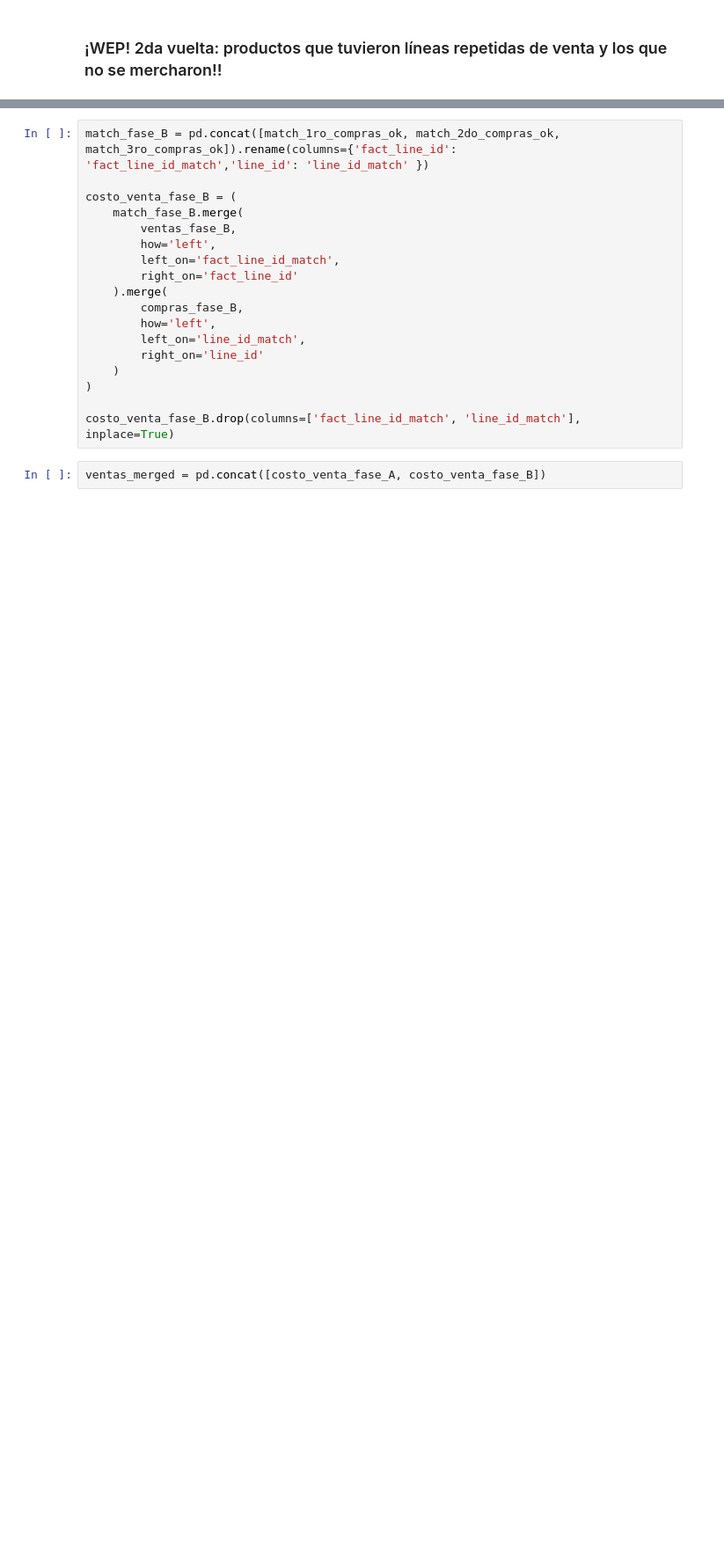
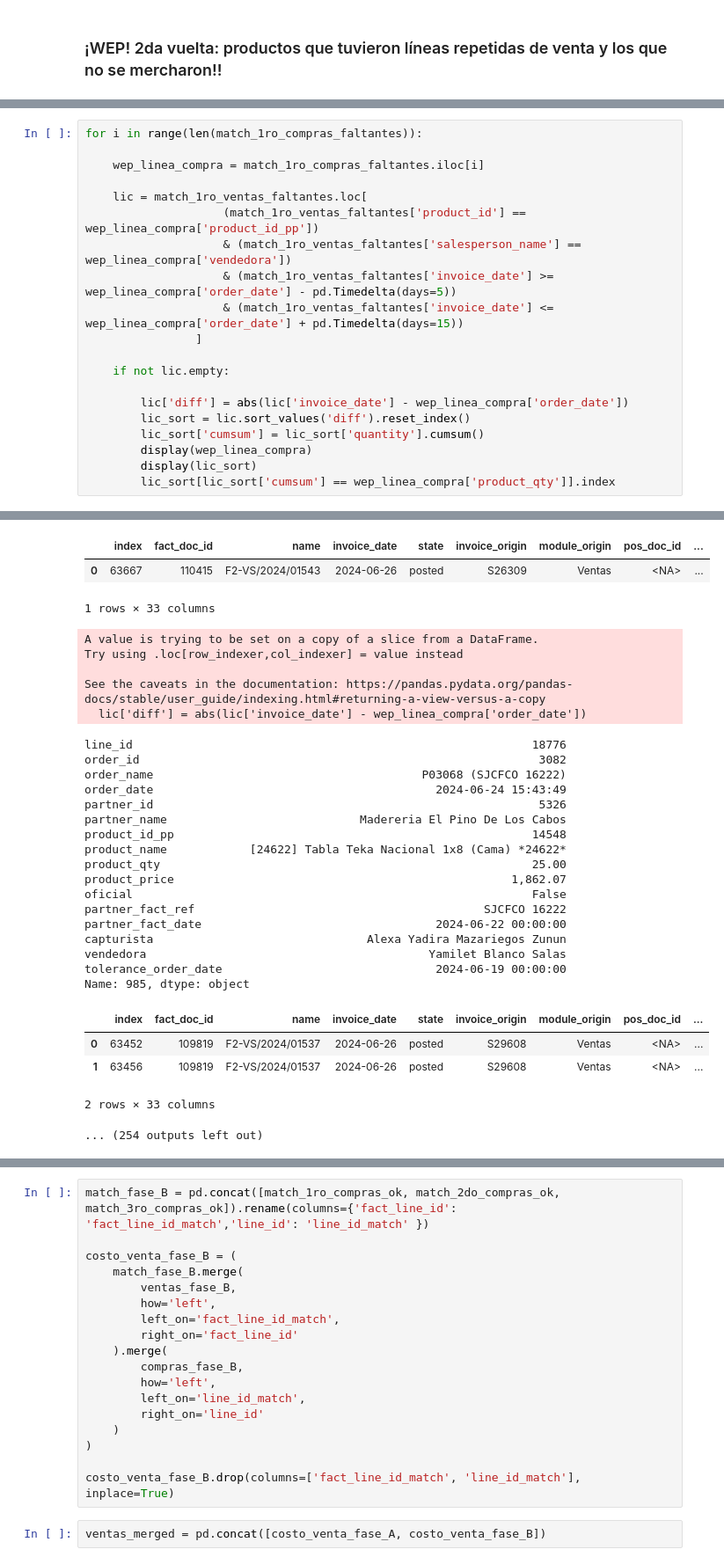
Before and after one commit to ecostichp/odoo_comisiones, a Jupyter notebook: comisiones/algoritmos/algoritmo_costo_de_venta_func.ipynb, the cells around one changed output, grey strips where cells are left out. Shown at 88% size. Drawn from its saved outputs; the diff is of its cells as text; blank space fills up the shorter version.

```diff
--- a/comisiones/algoritmos/algoritmo_costo_de_venta_func.ipynb
+++ b/comisiones/algoritmos/algoritmo_costo_de_venta_func.ipynb
@@ -371,0 +411,21 @@ print(len(match_2do_compras_ok), 'merchadas')
+# %%
+for i in range(len(match_1ro_compras_faltantes)):
+
+    wep_linea_compra = match_1ro_compras_faltantes.iloc[i]
+
+    lic = match_1ro_ventas_faltantes.loc[
+                    (match_1ro_ventas_faltantes['product_id'] == wep_linea_compra['product_id_pp'])
+                    & (match_1ro_ventas_faltantes['salesperson_name'] == wep_linea_compra['vendedora'])
+                    & (match_1ro_ventas_faltantes['invoice_date'] >= wep_linea_compra['order_date'] - pd.Timedelta(days=5))
+                    & (match_1ro_ventas_faltantes['invoice_date'] <= wep_linea_compra['order_date'] + pd.Timedelta(days=15))
+                ]
+
+    if not lic.empty:
+
+        lic['diff'] = abs(lic['invoice_date'] - wep_linea_compra['order_date'])
+        lic_sort = lic.sort_values('diff').reset_index()
+        lic_sort['cumsum'] = lic_sort['quantity'].cumsum()
+        display(wep_linea_compra)
+        display(lic_sort)
+        lic_sort[lic_sort['cumsum'] == wep_linea_compra['product_qty']].index
+# %% [output]
@@ -371,0 +479,30 @@ print(len(match_2do_compras_ok), 'merchadas')
+|  | index | fact_doc_id | name | invoice_date | state | invoice_origin | module_origin | pos_doc_id | ... |
+| 0 | 63667 | 110415 | F2-VS/2024/01543 | 2024-06-26 | posted | S26309 | Ventas | <NA> | ... |
+1 rows × 33 columns
+A value is trying to be set on a copy of a slice from a DataFrame.
+Try using .loc[row_indexer,col_indexer] = value instead
+
+See the caveats in the documentation: https://pandas.pydata.org/pandas-docs/stable/user_guide/indexing.html#returning-a-view-versus-a-copy
+  lic['diff'] = abs(lic['invoice_date'] - wep_linea_compra['order_date'])
+line_id                                                          18776
+order_id                                                          3082
+order_name                                       P03068 (SJCFCO 16222)
+order_date                                         2024-06-24 15:43:49
+partner_id                                                        5326
+partner_name                            Madereria El Pino De Los Cabos
+product_id_pp                                                    14548
+product_name            [24622] Tabla Teka Nacional 1x8 (Cama) *24622*
+product_qty                                                      25.00
+product_price                                                 1,862.07
+oficial                                                          False
+partner_fact_ref                                          SJCFCO 16222
+partner_fact_date                                  2024-06-22 00:00:00
+capturista                               Alexa Yadira Mazariegos Zunun
+vendedora                                         Yamilet Blanco Salas
+tolerance_order_date                               2024-06-19 00:00:00
+Name: 985, dtype: object
+|  | index | fact_doc_id | name | invoice_date | state | invoice_origin | module_origin | pos_doc_id | ... |
+| 0 | 63452 | 109819 | F2-VS/2024/01537 | 2024-06-26 | posted | S29608 | Ventas | <NA> | ... |
+| 1 | 63456 | 109819 | F2-VS/2024/01537 | 2024-06-26 | posted | S29608 | Ventas | <NA> | ... |
+2 rows × 33 columns
+... (254 outputs left out)
```
Also changed, not shown: parts of 15 cells of this notebook.
